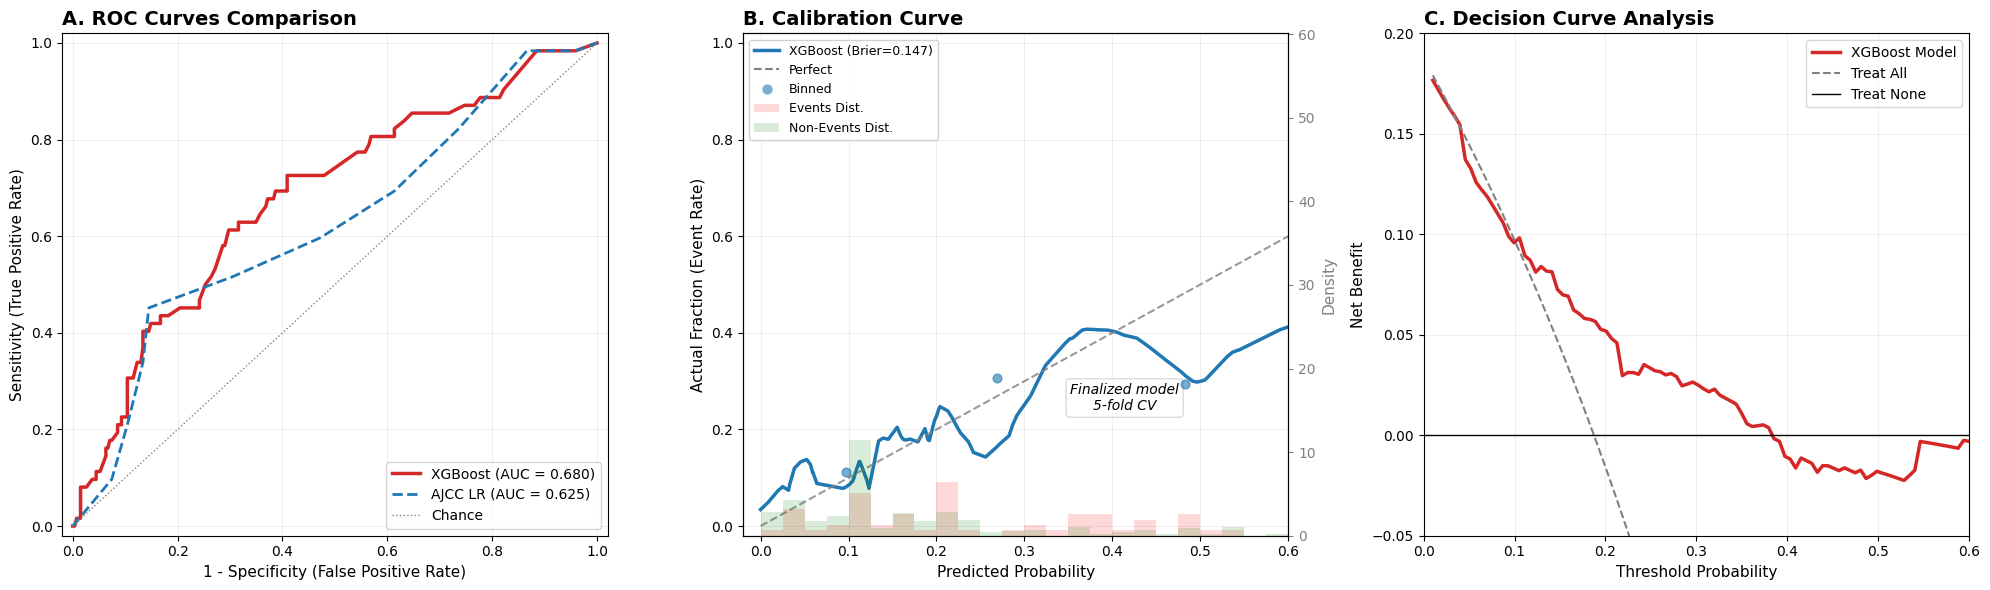
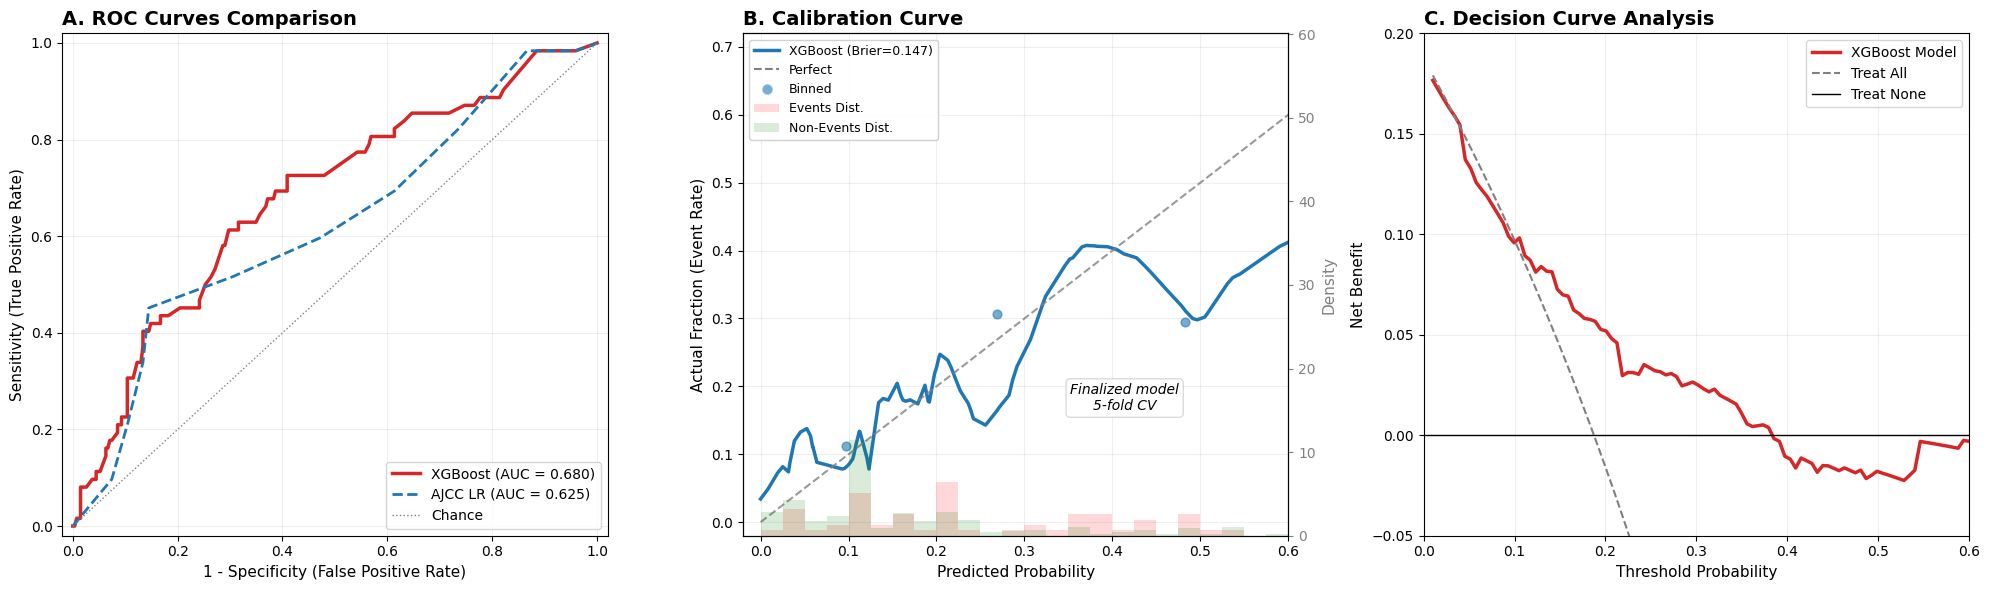
The notebook cell's code change between the first figure and the second:
--- before
+++ after
@@ -15,5 +15,5 @@
 ax2.plot([0,1],[0,1],linestyle='--',color='gray',alpha=0.8); ax2.scatter(pp,pt,color='#1f77b4',s=40,alpha=0.6,zorder=5)
 ax2.set_xlabel('Predicted Probability',fontsize=11); ax2.set_ylabel('Actual Fraction (Event Rate)',fontsize=11)
-ax2.set_ylim([-0.02,1.02]); ax2.set_xlim([-0.02,0.6])
+ax2.set_ylim([-0.02,0.72]); ax2.set_xlim([-0.02,0.6])
 ax2.set_title('B. Calibration Curve',fontsize=14,fontweight='bold',loc='left'); ax2.grid(True,alpha=0.2)
 ax2t=ax2.twinx(); ax2t.hist(oof_xgb[yv==1],bins=40,range=(0,1),density=True,color='red',alpha=0.15)

Commit: Tighten Figure 2 calibration panel y-axis to 0-0.7